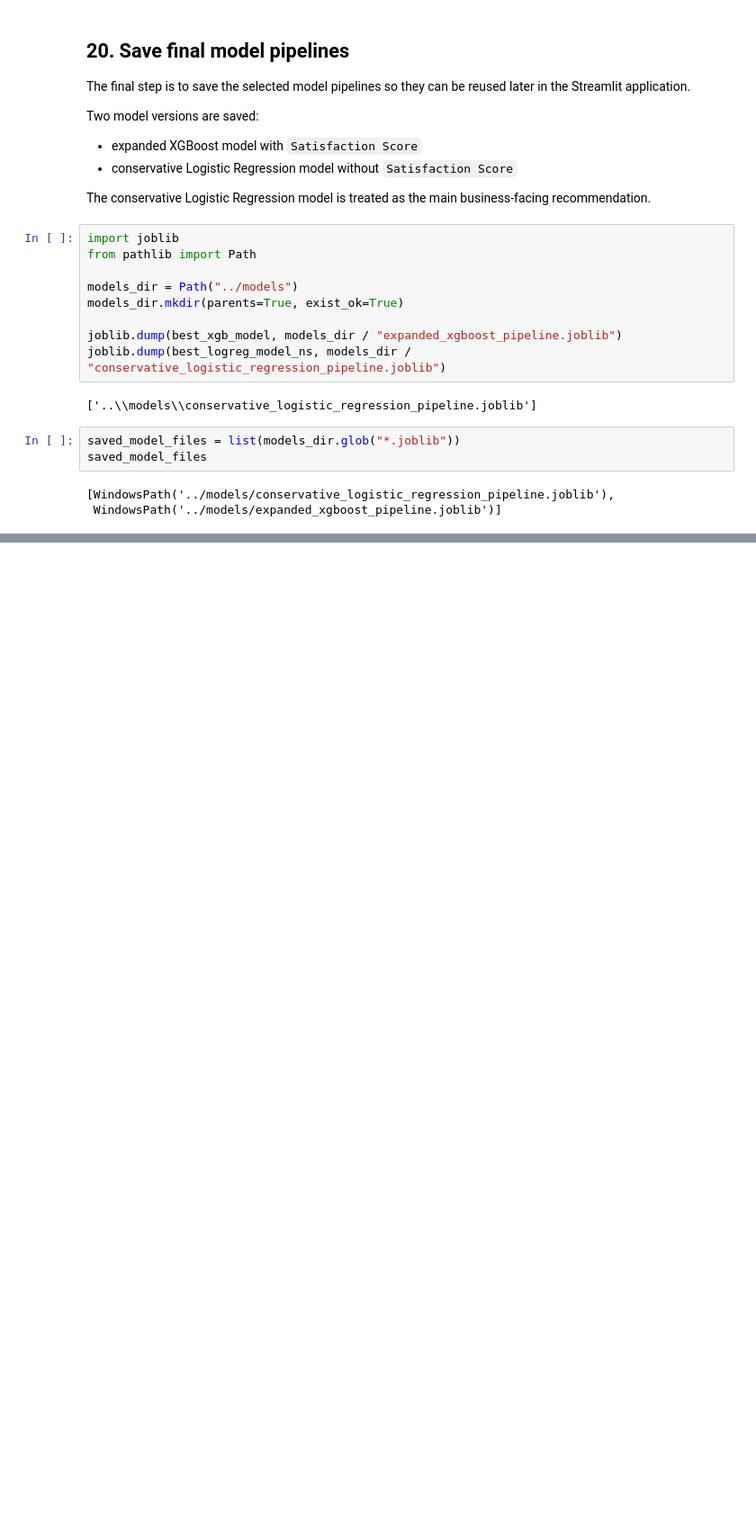
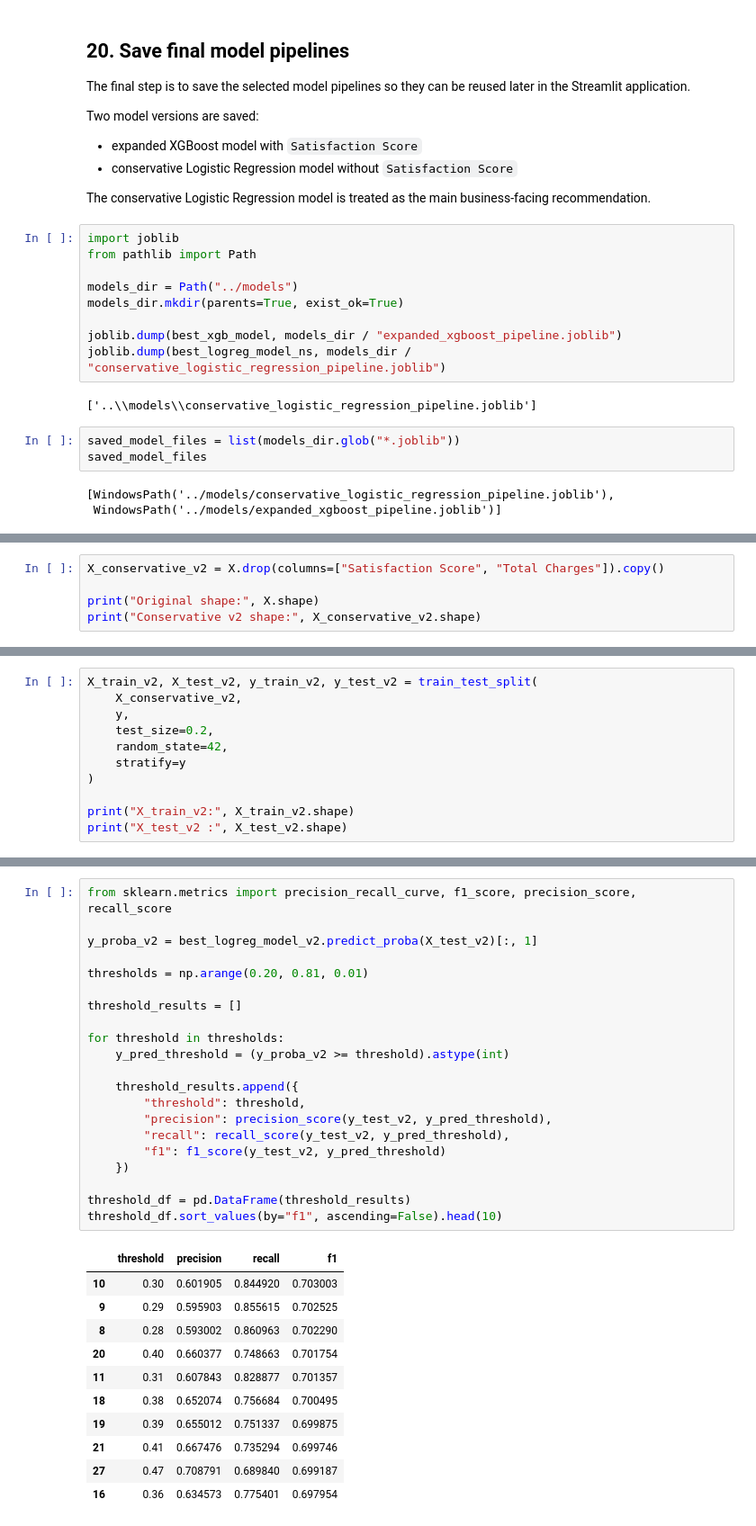
Before and after one commit to GulsaraMirzayeva/telco-churn-capstone, a Jupyter notebook: notebooks/06_model_tuning_and_final_selection.ipynb, the cells around one changed output, grey strips where cells are left out. Shown at 90% size. Cells and saved outputs as stored; diff of their text form; blank space fills up the shorter version.

```diff
--- a/notebooks/06_model_tuning_and_final_selection.ipynb
+++ b/notebooks/06_model_tuning_and_final_selection.ipynb
@@ -1347,0 +1356,5 @@ saved_model_files
+# %%
+X_conservative_v2 = X.drop(columns=["Satisfaction Score", "Total Charges"]).copy()
+
+print("Original shape:", X.shape)
+print("Conservative v2 shape:", X_conservative_v2.shape)
@@ -1347,0 +1364,11 @@ saved_model_files
+# %%
+X_train_v2, X_test_v2, y_train_v2, y_test_v2 = train_test_split(
+    X_conservative_v2,
+    y,
+    test_size=0.2,
+    random_state=42,
+    stratify=y
+)
+
+print("X_train_v2:", X_train_v2.shape)
+print("X_test_v2 :", X_test_v2.shape)
@@ -1347,0 +1441,33 @@ saved_model_files
+# %%
+from sklearn.metrics import precision_recall_curve, f1_score, precision_score, recall_score
+
+y_proba_v2 = best_logreg_model_v2.predict_proba(X_test_v2)[:, 1]
+
+thresholds = np.arange(0.20, 0.81, 0.01)
+
+threshold_results = []
+
+for threshold in thresholds:
+    y_pred_threshold = (y_proba_v2 >= threshold).astype(int)
+
+    threshold_results.append({
+        "threshold": threshold,
+        "precision": precision_score(y_test_v2, y_pred_threshold),
+        "recall": recall_score(y_test_v2, y_pred_threshold),
+        "f1": f1_score(y_test_v2, y_pred_threshold)
+    })
+
+threshold_df = pd.DataFrame(threshold_results)
+threshold_df.sort_values(by="f1", ascending=False).head(10)
+# %% [output]
+|  | threshold | precision | recall | f1 |
+| 10 | 0.30 | 0.601905 | 0.844920 | 0.703003 |
+| 9 | 0.29 | 0.595903 | 0.855615 | 0.702525 |
+| 8 | 0.28 | 0.593002 | 0.860963 | 0.702290 |
+| 20 | 0.40 | 0.660377 | 0.748663 | 0.701754 |
+| 11 | 0.31 | 0.607843 | 0.828877 | 0.701357 |
+| 18 | 0.38 | 0.652074 | 0.756684 | 0.700495 |
+| 19 | 0.39 | 0.655012 | 0.751337 | 0.699875 |
+| 21 | 0.41 | 0.667476 | 0.735294 | 0.699746 |
+| 27 | 0.47 | 0.708791 | 0.689840 | 0.699187 |
+| 16 | 0.36 | 0.634573 | 0.775401 | 0.697954 |
```
Also changed, not shown: parts of 12 cells of this notebook, 3 other files.
